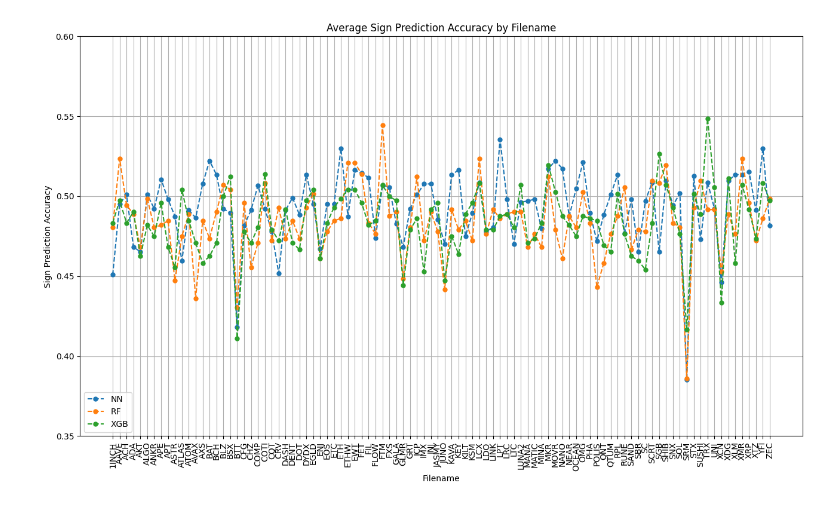
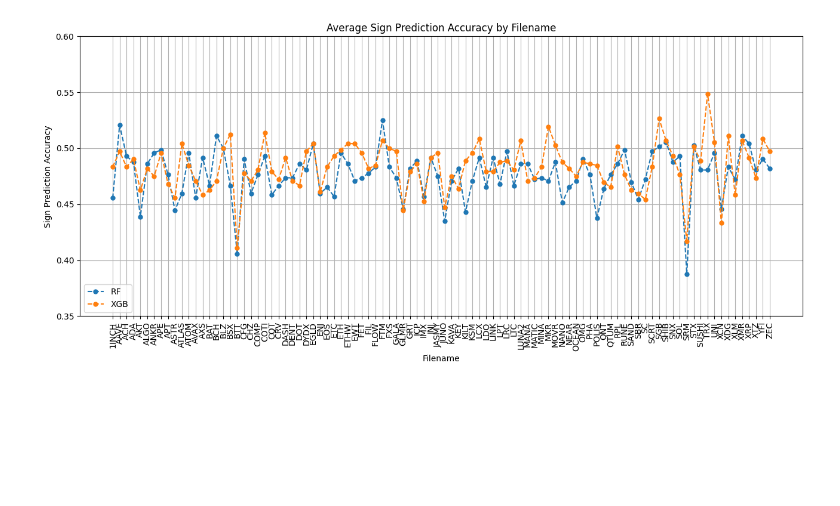
Before and after one commit to Xinxin-m/MSE349, a Jupyter notebook: plotting/plot_results.ipynb, the cells around one changed output. Cells and saved outputs as stored; diff of their text form; code cells hidden in the pictures; blank space fills up the shorter version.

```diff
--- a/plotting/plot_results.ipynb
+++ b/plotting/plot_results.ipynb
@@ -8,8 +8,8 @@ warnings.filterwarnings("ignore")
 # %%
 files = {
     'NN':  '../modeling/MLPRegressor_predictions_one_model.parquet',
-    'RF':  '../modeling/RF_predictions_one_model.parquet',
-    'XGB': '../modeling/XGB_predictions_one_model.parquet',
+    # 'RF':  '../modeling/RF_predictions_one_model.parquet',
+    # 'XGB': '../modeling/XGB_predictions_one_model.parquet',
     # 'RF_ind': '../modeling/RF_predictions_ind_models.parquet',
 }
 
@@ -22,8 +22,8 @@ for path in files.values():
 coin_names = sorted(all_coins)
 x = np.arange(len(coin_names))
 
-fig, ax = plt.subplots(figsize=(13, 8))
-
+fig, ax = plt.subplots(figsize=(13, 6))
+all_r2_scores = {}
 for label, path in files.items():
     res = pd.read_parquet(path)
     res['coin_name'] = res['filename'].str.split('_').str[0].str[:-3]
@@ -34,6 +34,7 @@ for label, path in files.items():
     )
     y = r2_scores.values
     ax.plot(x, y, 'o--', markersize=5, label=label)
+    all_r2_scores[label] = r2_scores
 
 ax.set_xticks(x)
 ax.set_xticklabels(coin_names, rotation=90)
@@ -147,0 +215,3 @@ plot_r2_metrics(pd.read_parquet(files['RF']))
+# %%
+tmp = pd.read_parquet(files['XGB'])
+tmp['sign_agree'] = np.sign(tmp['next_return']) == np.sign(tmp['pred'])
@@ -148,6 +231,6 @@ plot_r2_metrics(pd.read_parquet(files['RF']))
 # %%
 files = {
-    'NN':  '../modeling/MLPRegressor_predictions_one_model.parquet',
+    # 'NN':  '../modeling/MLPRegressor_predictions_one_model.parquet',
     'RF':  '../modeling/RF_predictions_one_model.parquet',
     'XGB': '../modeling/XGB_predictions_one_model.parquet',
 }
@@ -157,33 +240,33 @@ all_coins = set()
 for path in files.values():
     tmp = pd.read_parquet(path)
     coins = tmp['filename'].str.split('_').str[0].str[:-3]
     all_coins |= set(coins.unique())
 coin_names = sorted(all_coins)
 x = np.arange(len(coin_names))
 
-fig, ax = plt.subplots(figsize=(13, 8))
+fig, ax = plt.subplots(figsize=(13, 6))
 
 for label, path in files.items():
     res = pd.read_parquet(path)
     res['coin_name'] = res['filename'].str.split('_').str[0].str[:-3]
     r2_scores = (
         res.groupby('coin_name')
            .apply(lambda x: np.mean(np.sign(x['next_return']) == np.sign(x['pred'])))
            .reindex(coin_names)   # align to full coin list
     )
     y = r2_scores.values
     ax.plot(x, y, 'o--', markersize=5, label=label)
 
 ax.set_xticks(x)
 ax.set_xticklabels(coin_names, rotation=90)
 ax.set_xlabel("Filename")
 ax.set_ylabel("Sign Prediction Accuracy")
 ax.set_title("Average Sign Prediction Accuracy by Filename")
 ax.set_ylim(0.35, 0.6)
 ax.grid(True)
 ax.legend(loc="lower left")
 plt.tight_layout()
 plt.show()
 # %% [output]
-[figure, old version]
+[figure, new version]
 # %%
```
Also changed, not shown: parts of 15 cells of this notebook, 13 other files.
